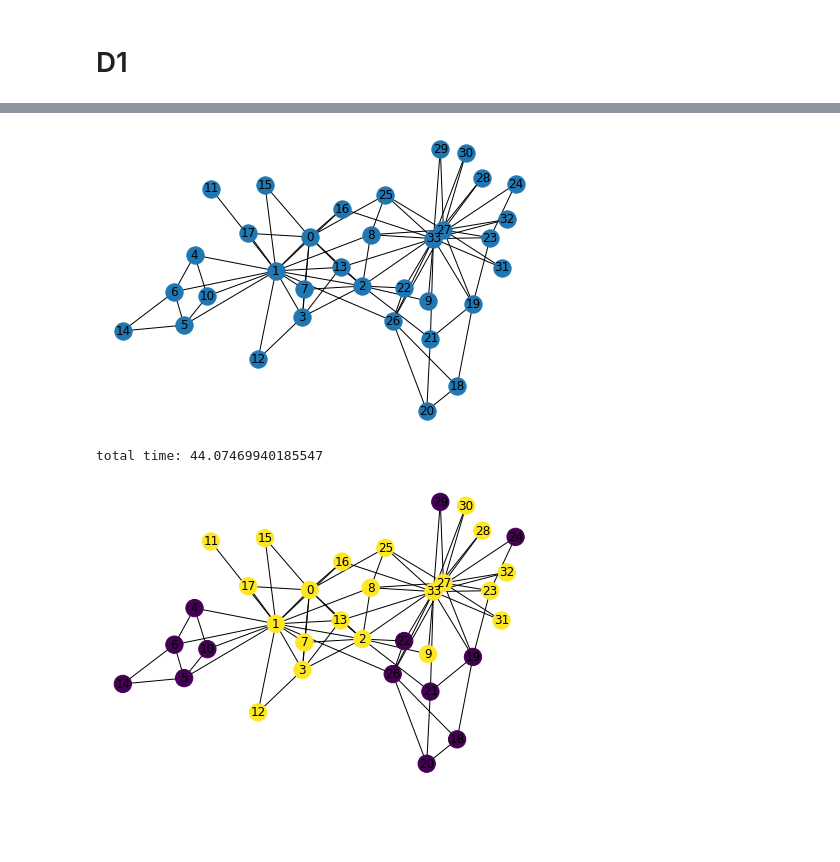
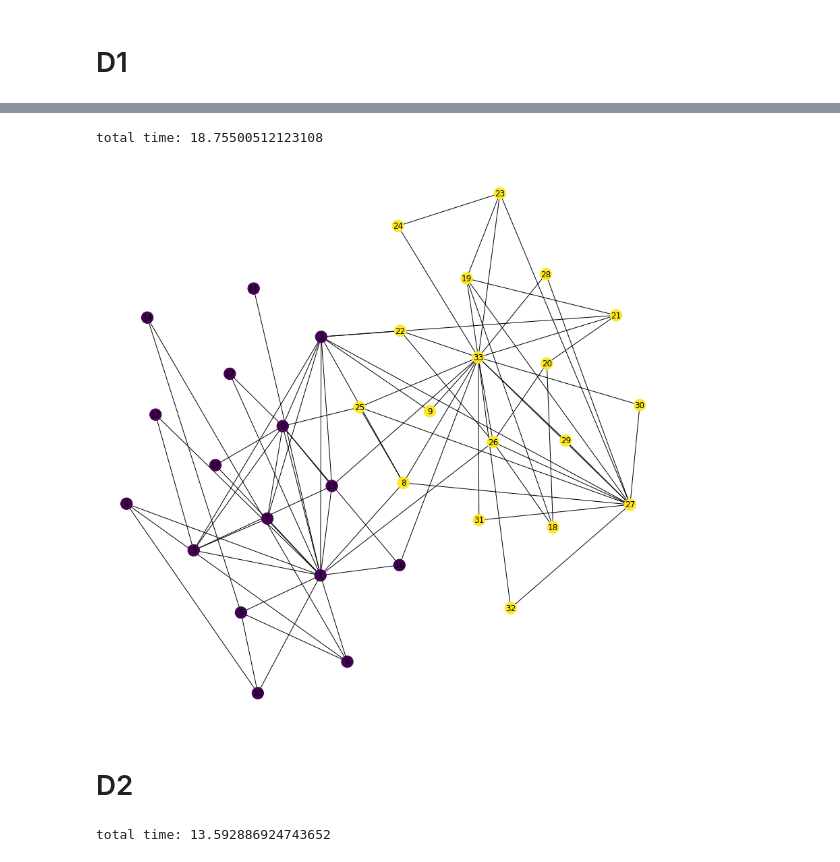
Before and after one commit to wernerolaf/Snars_Community_Detection, a Jupyter notebook: SNARS_COMMUNITY_DETECTION_DATASETS.ipynb, the cells around one changed output, grey strips where cells are left out. Cells and saved outputs as stored; diff of their text form; code cells hidden in the pictures; blank space fills up the shorter version.

```diff
--- a/SNARS_COMMUNITY_DETECTION_DATASETS.ipynb
+++ b/SNARS_COMMUNITY_DETECTION_DATASETS.ipynb
@@ -361,7 +227,7 @@ nx.draw(net, pos={
 # %% [markdown]
 # All in one function
 # %%
-def Node2Vec(G, p, q, l, k):
+def Node2Vec(G, p, q, l, k, dim, metric="cosine", EPOCHS = 3, DIFF_WALKS=10, device="cuda"):
     """Node2Vec
 
     Generate communities for Graph.
@@ -372,21 +238,18 @@ def Node2Vec(G, p, q, l, k):
     :param q: q parameter;
     :param l: length of a sequence.
     :param k: number of communities.
-
+    :param dim: number of dimensions.
+    :param EPOCHS: number of epochs.
+    :param DIFF_WALKS: number of diffrent work per node.
+    :param device: device for torch.
     """
 
     rng = RandomWalkGenerator(G, p, q, l)
 
     n_g = len(G.nodes)
-    dim = 3
     m = Word2Vec(n_g, dim)
 
     opt = torch.optim.SparseAdam(m.parameters(), lr=0.01)
-
-
-    EPOCHS = 3
-    DIFF_WALKS=10
-    device = 'cpu'
 
     pbar = trange(EPOCHS)
     for i in pbar:
@@ -394,7 +257,7 @@ def Node2Vec(G, p, q, l, k):
         walks = np.vstack([rng.generate_walks() for _ in range(DIFF_WALKS)])
         pds = PositiveSamples(walks)
         ns = NegativeSamples(walks, n_g)
-        dl = torch.utils.data.DataLoader(pds, batch_size=5, shuffle=True)
+        dl = torch.utils.data.DataLoader(pds, batch_size=100, shuffle=True)
 
         epoch_loss = 0
         for p in tqdm(dl):
@@ -416,6 +279,6 @@ def Node2Vec(G, p, q, l, k):
             pbar.set_description(f"L: {L.item():.03f}")
 
     points = m.U.weight.data
-    kmeans = KMeans(points, k)
+    kmeans = KMeans(points, k, metric=metric)
     kmeans.run(100)
-    return kmeans.predict().numpy()+1
+    return kmeans
@@ -443,4 +285,4 @@ nx.draw(net, pos={
 # %% [markdown]
 # D1
 # %%
-d1 = pd.read_csv('D1-K=2.csv', header=None).to_numpy()
+d = pd.read_csv('D1-K=2.csv', header=None).to_numpy()
@@ -455,22 +289,23 @@ array([[0, 1, 1, ..., 0, 0, 0],
-# %%
-D1 = nx.convert_matrix.from_numpy_matrix(d1)
-pos = nx.drawing.layout.spring_layout(D1)
-nx.draw(D1, pos=pos, with_labels=True)
-# %% [output]
-[figure, removed]
+# %%
+D = nx.convert_matrix.from_numpy_matrix(d)
 # %%
 start_time = time.time()
-comm = Node2Vec(D1, p=10, q=5, l=10, k=2)
+comm = Node2Vec(D, p=10, q=5, l=10, k=2, dim=3)
 total_time=time.time() - start_time
 # %%
 print('total time:', total_time)
 
-df=pd.DataFrame({"node":np.arange(len(D1.nodes))+1,"comm":comm})
+df=pd.DataFrame({"node":np.arange(len(D.nodes))+1,"comm":comm.predict().numpy()+1})
 
 df.to_csv("Olaf_Werner_Bogdan_Jastrzebski/D1-K=2.csv",header=False,index=False)
 # %% [output]
-total time: 44.07469940185547
+total time: 18.75500512123108
-# %%
-nx.draw(D1, pos=pos, node_color=list(comm),with_labels=True)
-# %% [output]
-[figure, removed]
+# %%
+X_embedded = TSNE(
+    n_components=2, init='random').fit_transform(comm.X.numpy())
+fig,ax=plt.subplots(figsize=(15,15))
+nx.draw(D, pos=X_embedded, with_labels=True, node_color=comm.predict().numpy())
+# %% [output]
+[figure, added]
+# %% [markdown]
+# D2
@@ -476,0 +320,8 @@ nx.draw(D1, pos=pos, node_color=list(comm),with_labels=True)
+# %%
+print('total time:', total_time)
+
+df=pd.DataFrame({"node":np.arange(len(D.nodes))+1,"comm":comm.predict().numpy()+1})
+
+df.to_csv("Olaf_Werner_Bogdan_Jastrzebski/D2-K=7.csv",header=False,index=False)
+# %% [output]
+total time: 13.592886924743652
```
Also changed, not shown: parts of 52 cells of this notebook.
